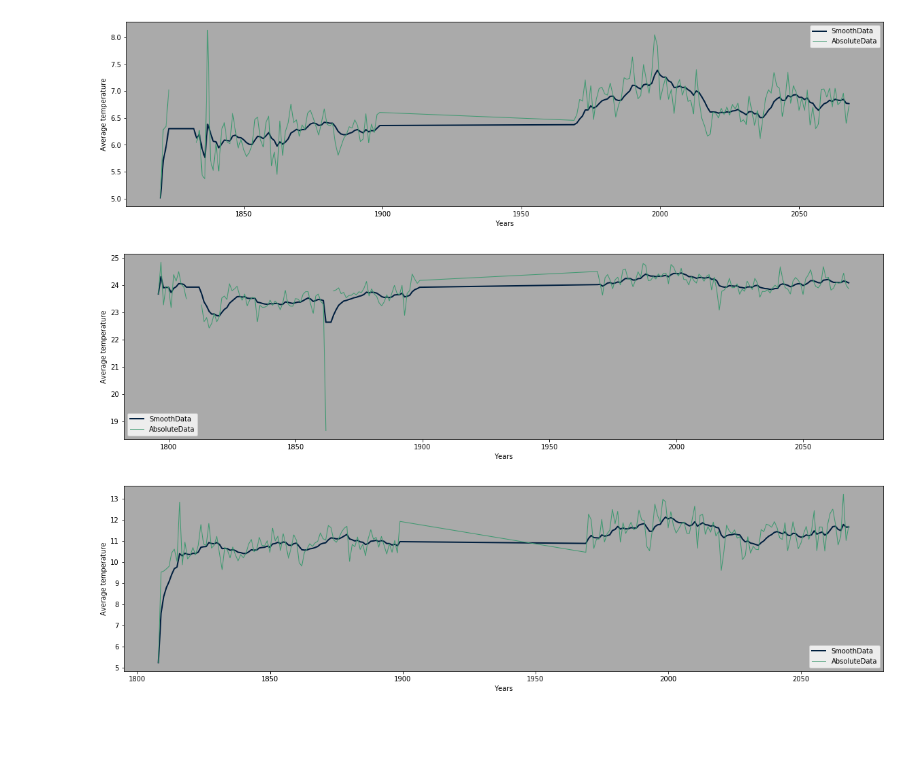
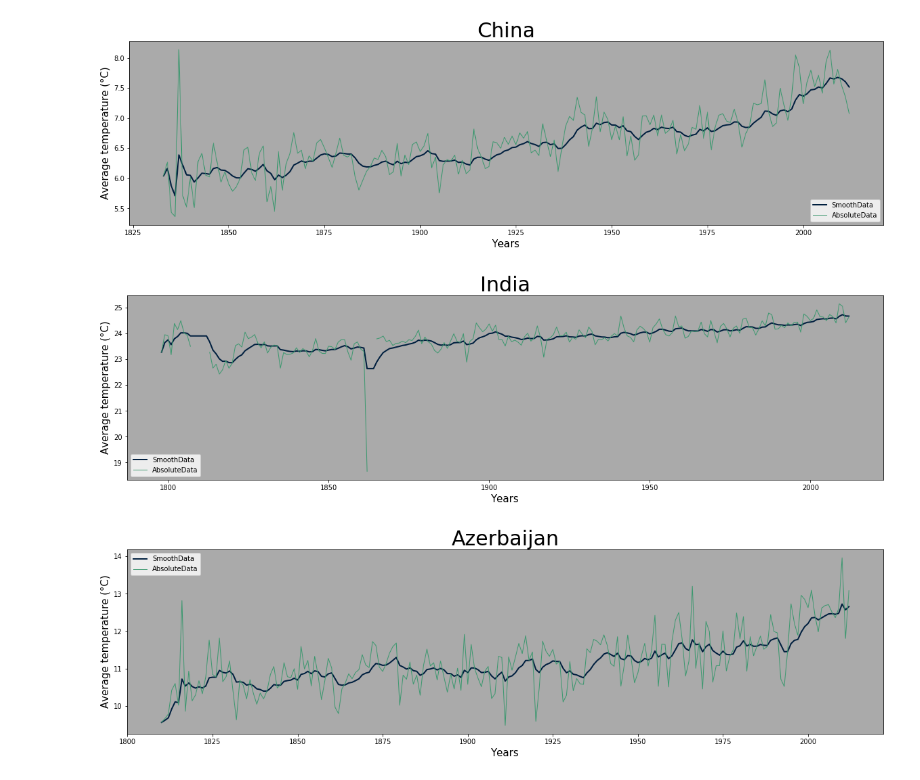
Before and after one commit to TL114/DataScience19, a Jupyter notebook: China.ipynb, the cells around one changed output. Saved outputs shown, nothing was run; the diff lists cells and outputs as text; code cells hidden in the pictures; blank space fills up the shorter version.

```diff
--- a/China.ipynb
+++ b/China.ipynb
@@ -2,53 +2,62 @@
 import pandas as pd
 import matplotlib.pyplot as plt
 # %%
-df = pd.read_csv("GlobalLandTemperaturesByCountry.csv", index_col=0, header=0,  parse_dates=True, squeeze=True)
+df = pd.read_csv("GlobalLandTemperaturesByCountry11.csv", index_col=0, header=0,  parse_dates=True, squeeze=True)
 china1=df[(df.Country == 'China')]
 china=china1.drop("AverageTemperatureUncertainty", axis=1)
-data_chi_year = china.groupby([china.index.year]).mean()
+data_chi_year1 = china.groupby([china.index.year]).mean()
+data_chi_year=data_chi_year1[12:193]
 data_smooth=data_chi_year.ewm(com=5).mean()
 plt.figure(figsize=(20,5),facecolor=None)
 ax=plt.axes()
-plt.xlabel('Years')
-plt.ylabel('Average temperature')
+plt.xlabel('Years', fontsize=15)
+plt.ylabel('Average temperature (°C)', fontsize=15)
 ax.set_facecolor("#AAAAAA")
 plt.plot(data_smooth,"#001f3f",linewidth=2,label="SmoothData")
 plt.plot(data_chi_year,"#3D9970" ,linewidth=1,label="AbsoluteData")
 plt.legend()
+plt.title('China', fontsize=30)
+plt.savefig('China', dpi=500)
 plt.show()
 # %% [output]
-[figure, old version]
+[figure, new version]
 # %%
-df = pd.read_csv("GlobalLandTemperaturesByCountry.csv", index_col=0, header=0,  parse_dates=True, squeeze=True)
+df = pd.read_csv("GlobalLandTemperaturesByCountry11.csv", index_col=0, header=0,  parse_dates=True, squeeze=True)
 india1=df[(df.Country == 'India')]
 india=india1.drop("AverageTemperatureUncertainty", axis=1)
-data_ind_year = india.groupby([india.index.year]).mean()
+data_ind_year1 = india.groupby([india.index.year]).mean()
+data_ind_year=data_ind_year1[2:217]
 data_smooth=data_ind_year.ewm(com=5).mean()
 plt.figure(figsize=(20,5),facecolor=None)
 ax=plt.axes()
-plt.xlabel('Years')
-plt.ylabel('Average temperature')
+plt.xlabel('Years', fontsize=15)
+plt.ylabel('Average temperature (°C)', fontsize=15)
 ax.set_facecolor("#AAAAAA")
 plt.plot(data_smooth,"#001f3f",linewidth=2,label="SmoothData")
 plt.plot(data_ind_year,"#3D9970" ,linewidth=1,label="AbsoluteData")
 plt.legend()
+plt.title('India', fontsize=30)
+plt.savefig('India', dpi=500)
 plt.show()
 # %% [output]
-[figure, old version]
+[figure, new version]
 # %%
-df = pd.read_csv("GlobalLandTemperaturesByCountry.csv", index_col=0, header=0,  parse_dates=True, squeeze=True)
+df = pd.read_csv("GlobalLandTemperaturesByCountry11.csv", index_col=0, header=0,  parse_dates=True, squeeze=True)
 azerbaijan=df[(df.Country == 'Azerbaijan')]
 aze=azerbaijan.drop("AverageTemperatureUncertainty", axis=1)
-data_aze_year = aze.groupby([aze.index.year]).mean()
+data_aze_year1 = aze.groupby([aze.index.year]).mean()
+data_aze_year=data_aze_year1[2:205]
 data_smooth=data_aze_year.ewm(com=5).mean()
 plt.figure(figsize=(20,5),facecolor=None)
 ax=plt.axes()
-plt.xlabel('Years')
-plt.ylabel('Average temperature')
+plt.xlabel('Years',fontsize=15)
+plt.ylabel('Average temperature (°C)',fontsize=15)
 ax.set_facecolor("#AAAAAA")
 plt.plot(data_smooth,"#001f3f",linewidth=2,label="SmoothData")
 plt.plot(data_aze_year,"#3D9970" ,linewidth=1,label="AbsoluteData")
 plt.legend()
+plt.title('Azerbaijan', fontsize=30)
+plt.savefig('Azerbaijan', dpi=500)
 plt.show()
 # %% [output]
-[figure, old version]
+[figure, new version]
```
Also changed, not shown: 4 other files.
